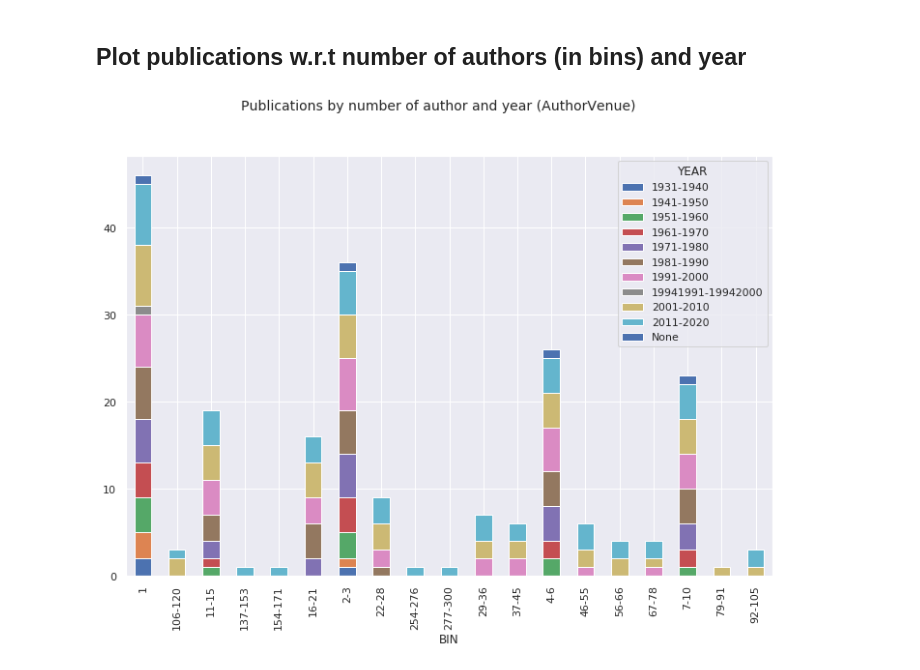
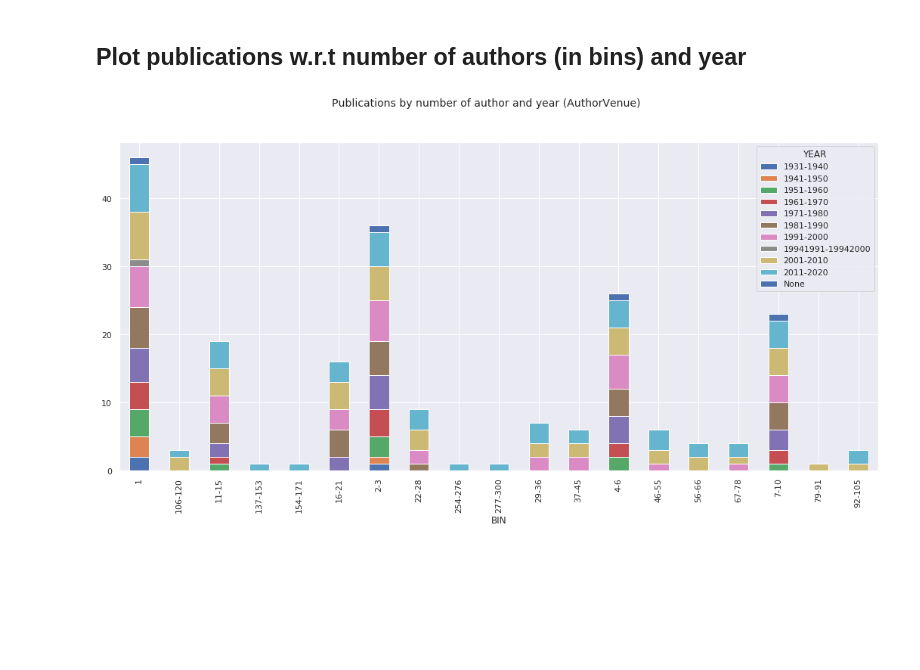
Before and after one commit to apoorva-u-r/Hadoop-MapReduce, a Jupyter notebook: charts/Graphs.ipynb, the cells around one changed output. Saved outputs shown, nothing was run; the diff lists cells and outputs as text; code cells hidden in the pictures; blank space fills up the shorter version.

```diff
--- a/charts/Graphs.ipynb
+++ b/charts/Graphs.ipynb
@@ -53,9 +66,9 @@ plt.show()
 # %%
 sns.set()
 
 #plot data
-ax = task2_csv.groupby(['BIN','YEAR']).size().unstack().plot(kind='bar',stacked=True, figsize=(12, 8))
+ax = task2_csv.groupby(['BIN','YEAR']).size().unstack().plot(kind='bar',stacked=True, figsize=(18, 8))
 plt.suptitle('Publications by number of author and year (AuthorVenue)', fontsize=14)
 plt.show()
 # %% [output]
-[figure, old version]
+[figure, new version]
```
Also changed, not shown: parts of 4 cells of this notebook, 3 other files.
